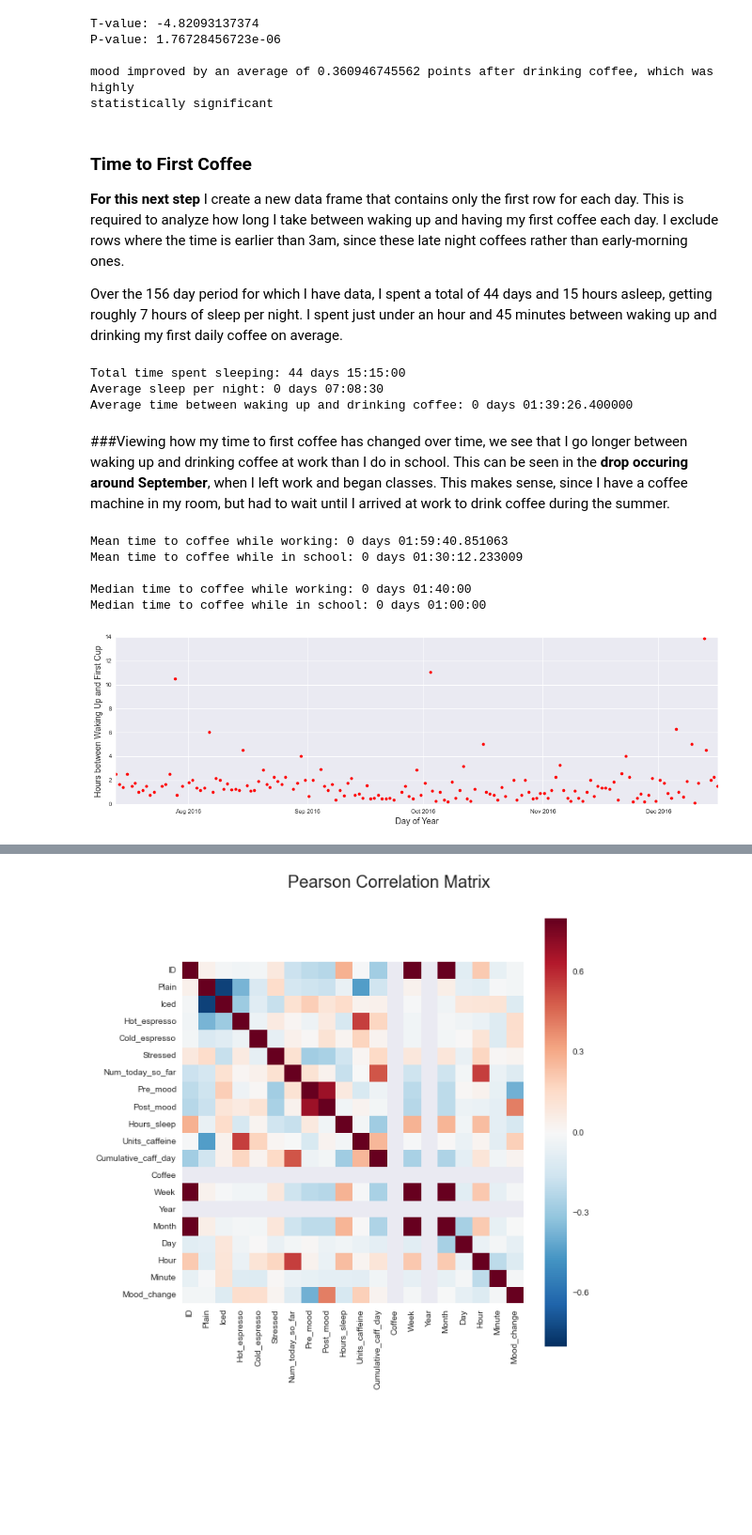
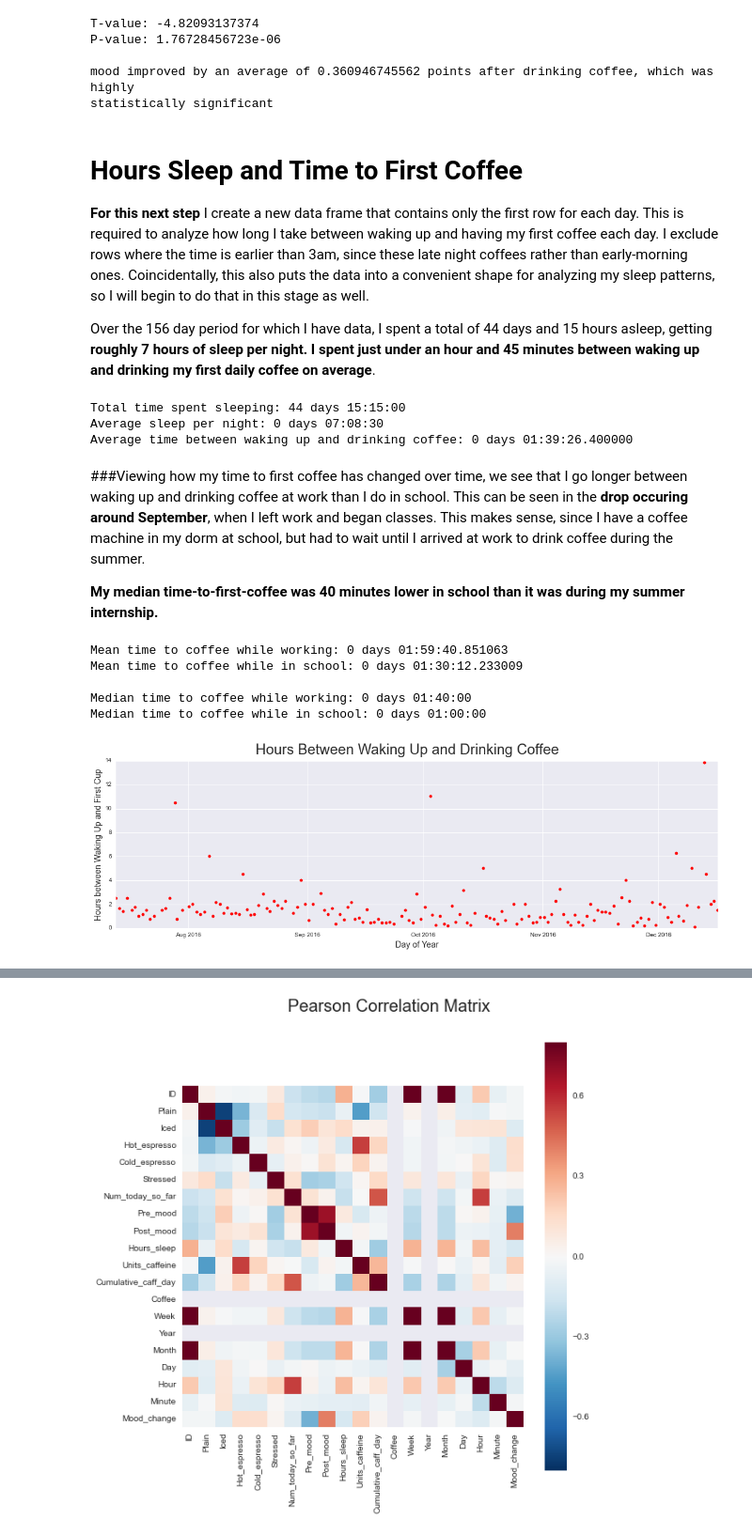
Before and after one commit to jldbc/iPython-Notebooks, a Jupyter notebook: Coffee.ipynb, the cells around one changed output, grey strips where cells are left out. Shown at 94% size. Cells and saved outputs as stored; diff of their text form; code cells hidden in the pictures; blank space fills up the shorter version.

Commit message:
update coffee analysis

```diff
--- a/Coffee.ipynb
+++ b/Coffee.ipynb
@@ -192,11 +175,11 @@ P-value: 1.76728456723e-06
 mood improved by an average of 0.360946745562 points after drinking coffee, which was highly
 statistically significant
 # %% [markdown]
-### Time to First Coffee
+# Hours Sleep and Time to First Coffee
 
-**For this next step** I create a new data frame that contains only the first row for each day. This is required to analyze how long I take between waking up and having my first coffee each day. I exclude rows where the time is earlier than 3am, since these late night coffees rather than early-morning ones.
+**For this next step** I create a new data frame that contains only the first row for each day. This is required to analyze how long I take between waking up and having my first coffee each day. I exclude rows where the time is earlier than 3am, since these late night coffees rather than early-morning ones. Coincidentally, this also puts the data into a convenient shape for analyzing my sleep patterns, so I will begin to do that in this stage as well.
 
-Over the 156 day period for which I have data, I spent a total of 44 days and 15 hours asleep, getting roughly 7 hours of sleep per night. I spent just under an hour and 45 minutes between waking up and drinking my first daily coffee on average.
+Over the 156 day period for which I have data, I spent a total of 44 days and 15 hours asleep, getting **roughly 7 hours of sleep per night. I spent just under an hour and 45 minutes between waking up and drinking my first daily coffee on average**.
 # %%
 temp_df = coffee[coffee['Hour']>2].groupby('Date').first()
 temp_df['Time_to_first_coffee'] = temp_df['Datetime'] - temp_df['Wake_time']
@@ -209,30 +192,33 @@ Average sleep per night: 0 days 07:08:30
 Average time between waking up and drinking coffee: 0 days 01:39:26.400000
 # %% [markdown]
 ###Viewing how my time to first coffee has changed over time, we see that I go longer between waking up and drinking coffee at work than I do in school.
-This can be seen in the __drop occuring around September__, when I left work and began classes. This makes sense, since I have a coffee machine in my room, but had to wait until  I arrived at work to drink coffee during the summer.
+This can be seen in the __drop occuring around September__, when I left work and began classes. This makes sense, since I have a coffee machine in my dorm at school, but had to wait until I arrived at work to drink coffee during the summer.
+
+**My median time-to-first-coffee was 40 minutes lower in school than it was during my summer internship.**
 # %%
 #label these axes
 
 #use pre and post work dataframes to get mean during each of these periods.
 work_ttc = np.mean(temp_df[temp_df['Month']<9]['Time_to_first_coffee'])
 work_ttc2 = np.median(temp_df[temp_df['Month']<9]['Time_to_first_coffee'])
 school_ttc = np.mean(temp_df[temp_df['Month']>=9]['Time_to_first_coffee'])
 school_ttc2 = np.median(temp_df[temp_df['Month']>=9]['Time_to_first_coffee'])
 temp_df['Time_to_first_coffee'] = temp_df['Time_to_first_coffee']/ np.timedelta64(1, 'h') #conver to num. hours
 fig = plt.figure(figsize=(18,5))
 plt.plot_date(x=temp_df['Datetime'], y=temp_df['Time_to_first_coffee'], markersize=5, color='Red');
 plt.xlabel('Day of Year', fontsize=14);
 plt.ylabel('Hours between Waking Up and First Cup', fontsize=14);
+plt.suptitle("Hours Between Waking Up and Drinking Coffee", fontsize=24)
 
 print "Mean time to coffee while working: " + str(work_ttc)
 print "Mean time to coffee while in school: " + str(school_ttc)
 print "\nMedian time to coffee while working: " + str(pd.to_timedelta(work_ttc2))
 print "Median time to coffee while in school: " + str(pd.to_timedelta(school_ttc2))
 # %% [output]
 Mean time to coffee while working: 0 days 01:59:40.851063
 Mean time to coffee while in school: 0 days 01:30:12.233009
 
 Median time to coffee while working: 0 days 01:40:00
 Median time to coffee while in school: 0 days 01:00:00
-[figure, old version]
+[figure, new version]
 # %% [markdown]
```
Also changed, not shown: parts of 32 cells of this notebook.
